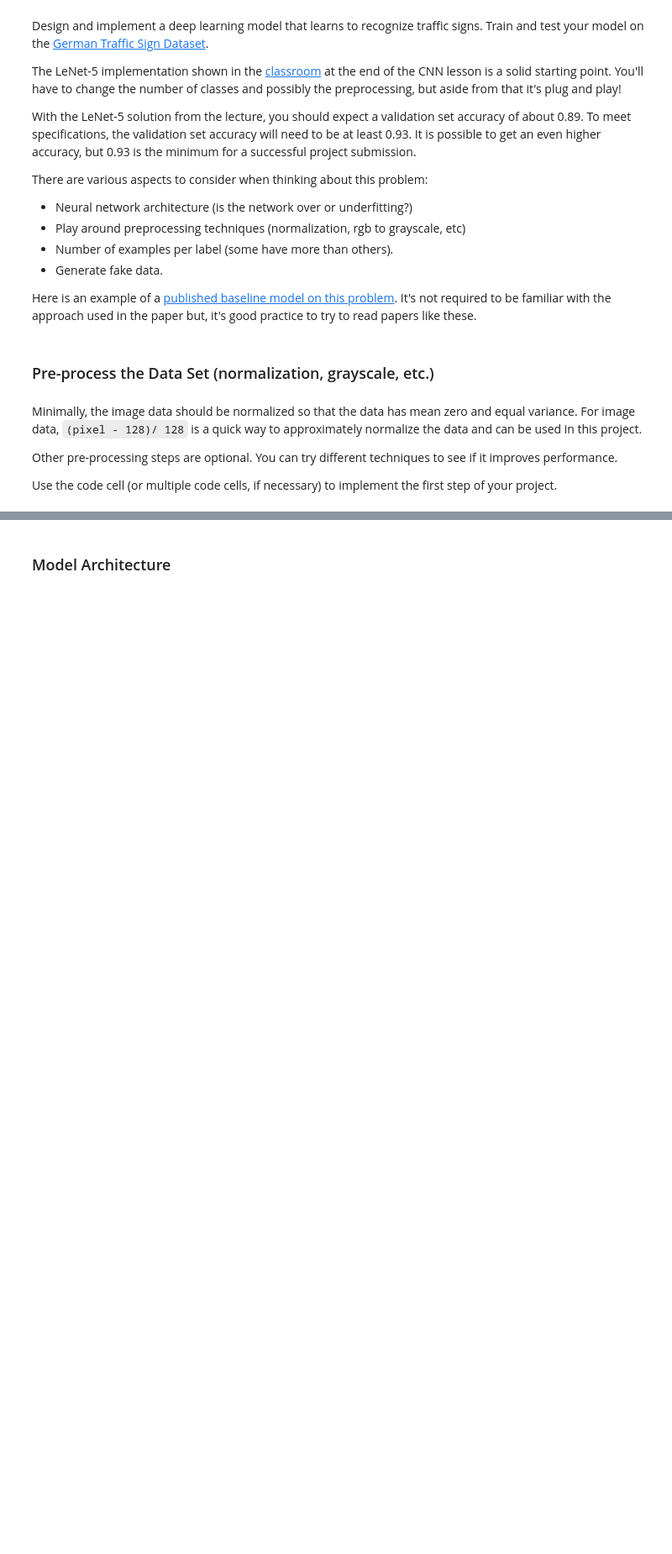
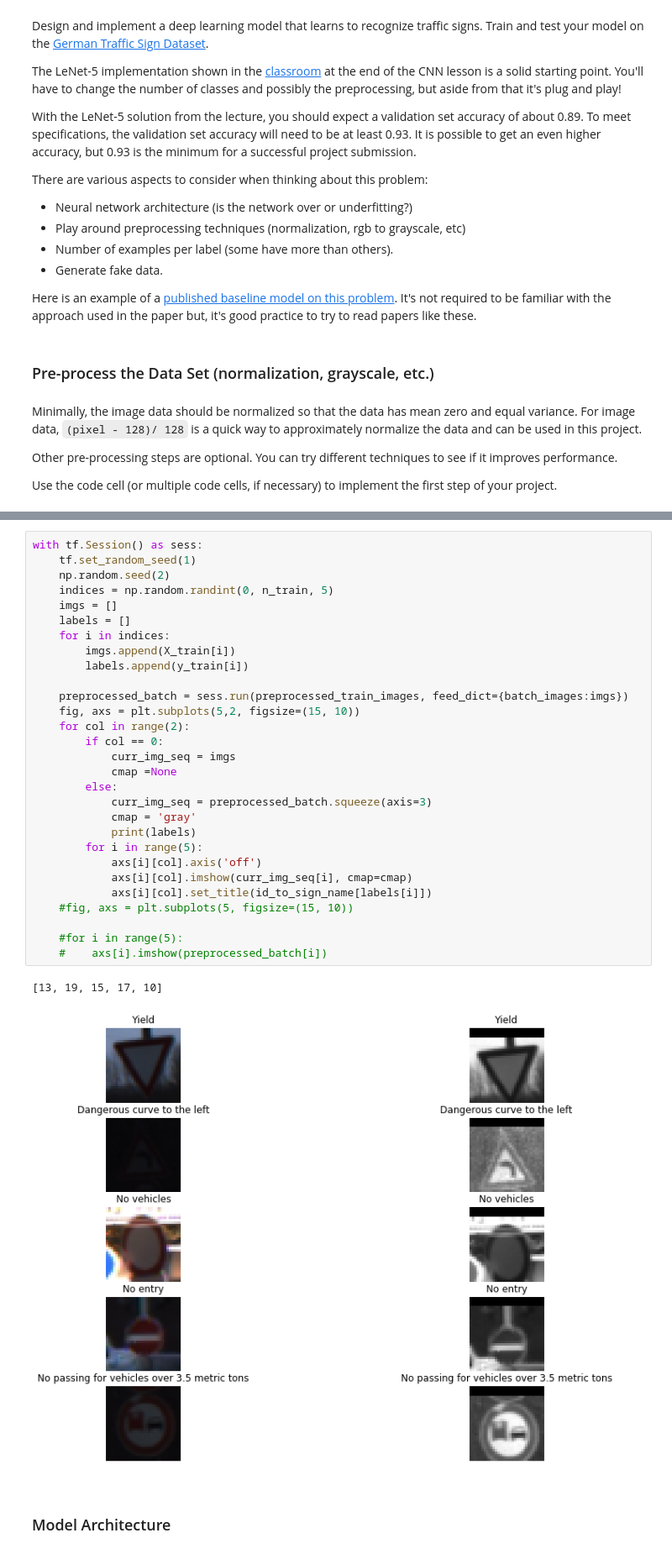
Before and after one commit to hanumant07/traffic_sign_detection, a Jupyter notebook: Traffic_Sign_Classifier.ipynb, the cells around one changed output, grey strips where cells are left out. Shown: that part at 84% size. Cells and saved outputs as stored; diff of their text form; blank space fills up the shorter version.

```diff
--- a/Traffic_Sign_Classifier.ipynb
+++ b/Traffic_Sign_Classifier.ipynb
@@ -290,6 +294,38 @@ def preprocess_valid_images(image_batch):
 
 preprocessed_train_images = preprocess_train_images(batch_images)
 preprocessed_valid_images = preprocess_valid_images(batch_images)
+# %%
+with tf.Session() as sess:
+    tf.set_random_seed(1)
+    np.random.seed(2)
+    indices = np.random.randint(0, n_train, 5)
+    imgs = []
+    labels = []
+    for i in indices:
+        imgs.append(X_train[i])
+        labels.append(y_train[i])
+
+    preprocessed_batch = sess.run(preprocessed_train_images, feed_dict={batch_images:imgs})
+    fig, axs = plt.subplots(5,2, figsize=(15, 10))
+    for col in range(2):
+        if col == 0:
+            curr_img_seq = imgs
+            cmap =None
+        else:
+            curr_img_seq = preprocessed_batch.squeeze(axis=3)
+            cmap = 'gray'
+            print(labels)
+        for i in range(5):
+            axs[i][col].axis('off')
+            axs[i][col].imshow(curr_img_seq[i], cmap=cmap)
+            axs[i][col].set_title(id_to_sign_name[labels[i]])
+    #fig, axs = plt.subplots(5, figsize=(15, 10))
+
+    #for i in range(5):
+    #    axs[i].imshow(preprocessed_batch[i])
+# %% [output]
+[13, 19, 15, 17, 10]
+[figure, added]
 # %% [markdown]
 ### Model Architecture
 # %%
```
Also changed, not shown: parts of 6 cells of this notebook.
